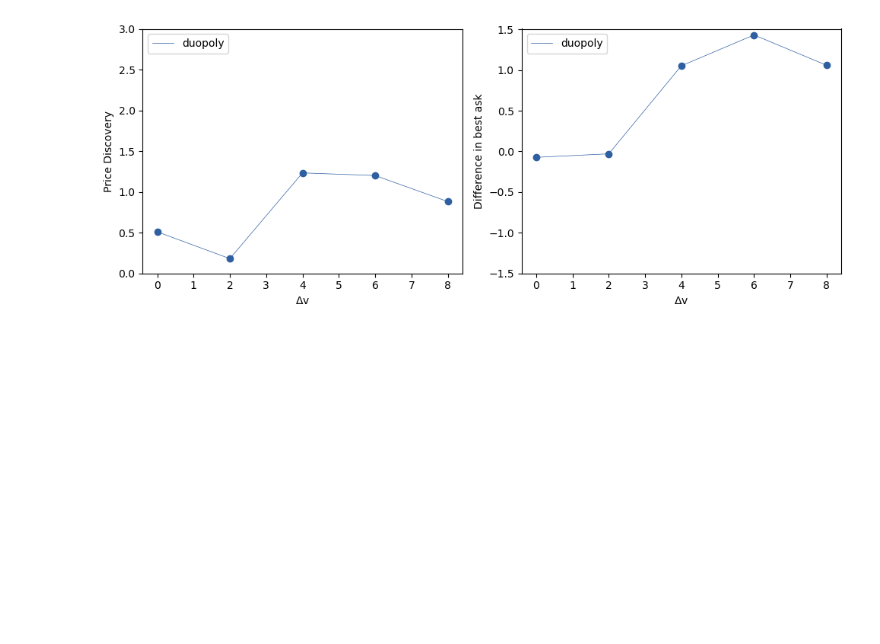
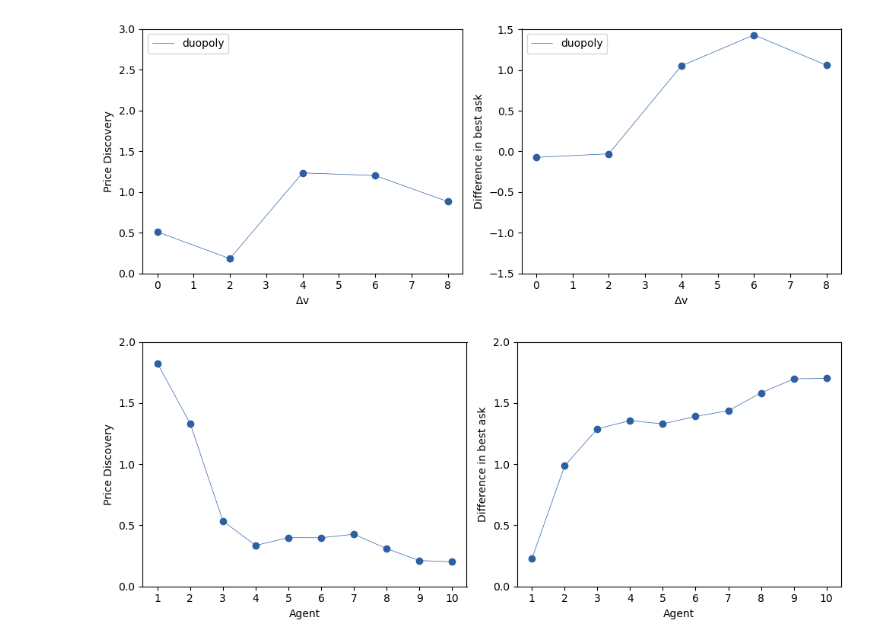
Before and after one commit to zhiconghu/Algorithmic-Pricing-and-Liquidity-in-Securities-Markets, a Jupyter notebook: Comparative Statistics.ipynb, the cells around one changed output. Cells and saved outputs as stored; diff of their text form; code cells hidden in the pictures; blank space fills up the shorter version.

Commit message:
price discovery (agents)

```diff
--- a/Comparative Statistics.ipynb
+++ b/Comparative Statistics.ipynb
@@ -138,3 +138,12 @@ discovery_delta
 | 2 | 4 | 1.232999 | 1.052984 |
 | 3 | 6 | 1.200919 | 1.431604 |
 | 4 | 8 | 0.881877 | 1.058781 |
+# %%
+discovery_agent_values = ['1','2','3','4','5','6','7','8','9','10']
+discovery_agent = pd.DataFrame(columns = ['agent','price_discovery','best_ask_price_difference'])
+
+for value in discovery_agent_values:
+    discovery_agent.loc[len(discovery_agent)] = pd.concat([pd.Series(value,index=['agent']),pd.read_csv('./PriceDiscovery_Simulation/stats_agent' + value + '.csv' ).mean(axis = 0)], axis = 0)
+
+discovery_agent['agent'] = discovery_agent['agent'].astype(int)
+discovery_agent
@@ -319,3 +340,25 @@ plt.savefig("./Figures/Price Discovery (Adverse Selection).png")
 plt.show()
 # %% [output]
 [figure]
+# %%
+fig, axs = plt.subplots(nrows = 1, ncols = 2, figsize=(10,4))
+axs[0].plot(discovery_agent['agent'], discovery_agent['price_discovery'], color = "#2e5fa1", linewidth = 0.5)
+axs[0].scatter(discovery_agent['agent'], discovery_agent['price_discovery'], color = "#2e5fa1")
+axs[0].set_xlabel('Agent', fontsize = 10)
+axs[0].set_ylabel("Price Discovery", fontsize = 10)
+axs[0].set_xticks(np.arange(1,11,1))
+axs[0].set_yticks(np.arange(0,2.5,0.5))
+
+axs[1].plot(discovery_agent['agent'], discovery_agent['best_ask_price_difference'], color = "#2e5fa1", linewidth = 0.5)
+axs[1].scatter(discovery_agent['agent'], discovery_agent['best_ask_price_difference'], color = "#2e5fa1")
+axs[1].set_xlabel('Agent', fontsize = 10)
+axs[1].set_ylabel("Difference in best ask", fontsize = 10)
+axs[1].set_xticks(np.arange(1,11,1))
+axs[1].set_yticks(np.arange(0,2.5,0.5))
+
+fig.tight_layout()
+
+plt.savefig("./Figures/Price Discovery (Market Maker).png")
+plt.show()
+# %% [output]
+[figure, added]
```
Also changed, not shown: parts of 1 cell of this notebook, 12 other files.
